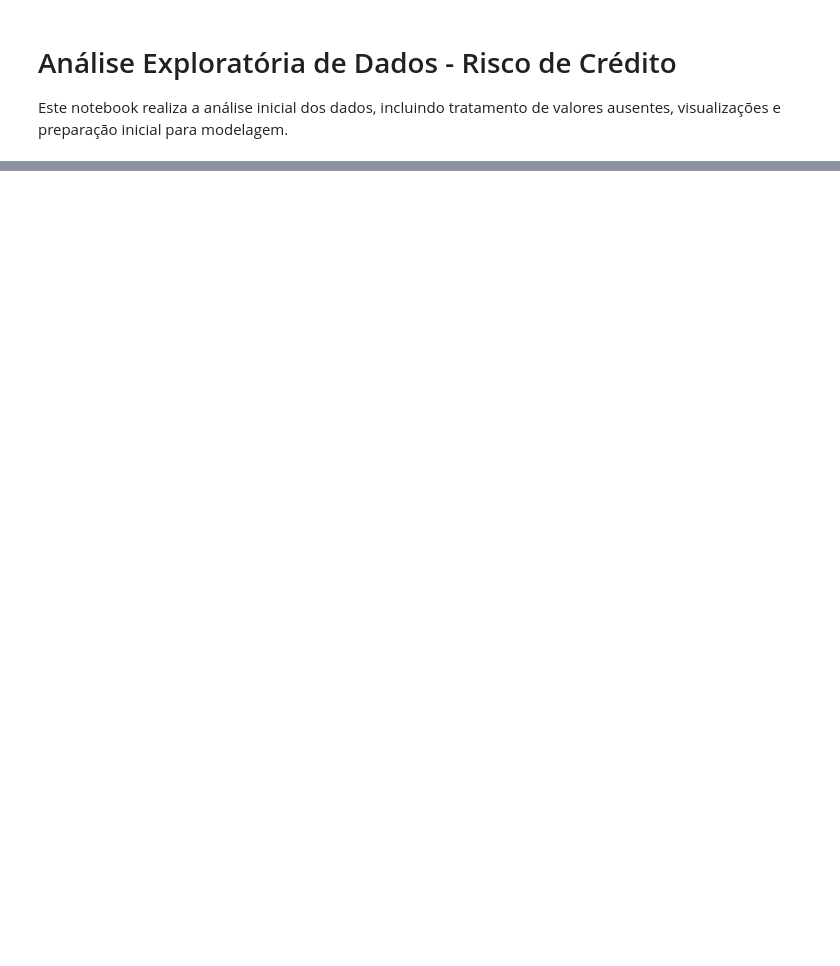
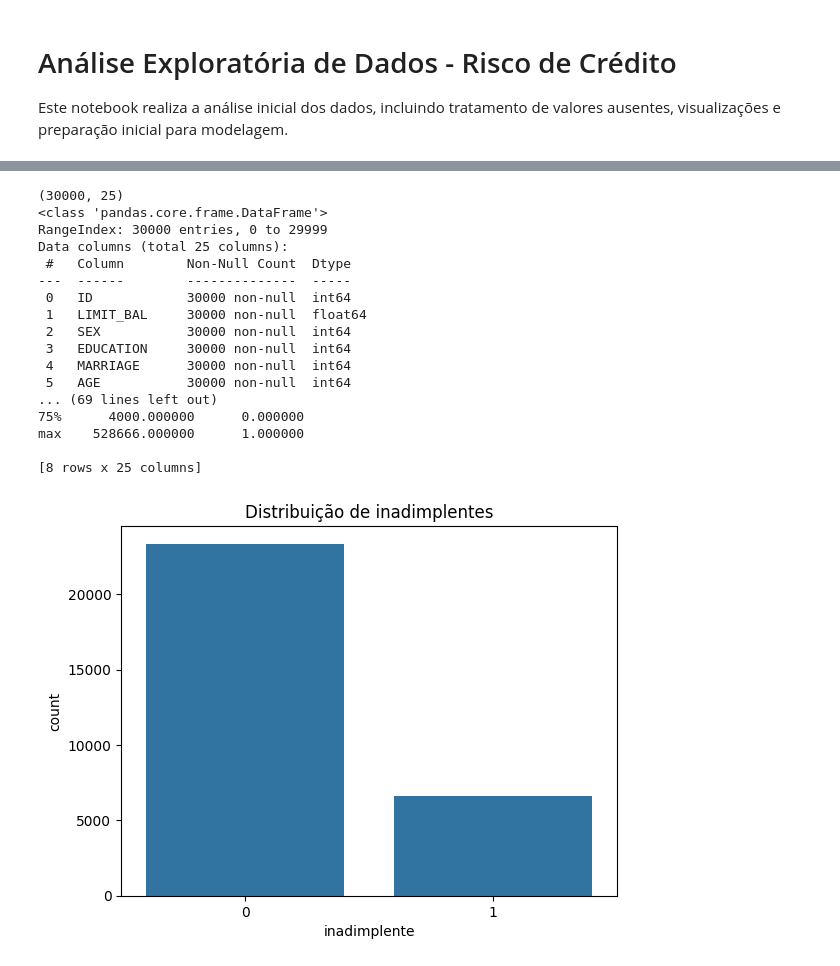
Before and after one commit to alineop120/projeto-analise-risco-credito, a Jupyter notebook: notebooks/analise_exploratoria.ipynb, the cells around one changed output, grey strips where cells are left out. Saved outputs shown, nothing was run; the diff lists cells and outputs as text; code cells hidden in the pictures; blank space fills up the shorter version.

```diff
--- a/notebooks/analise_exploratoria.ipynb
+++ b/notebooks/analise_exploratoria.ipynb
@@ -15,31 +33,53 @@ import matplotlib.pyplot as plt
 # Leitura dos dados
 dados = pd.read_csv('../dados/UCI_Credit_Card.csv')
 
 # Renomear a variável alvo
 dados.rename(columns={'default.payment.next.month': 'inadimplente'}, inplace=True)
 
 # Informações iniciais
 print(dados.shape)
 print(dados.info())
 
 # Estatísticas descritivas
 print(dados.describe())
 
 # Distribuição da variável alvo
 sns.countplot(x='inadimplente', data=dados)
 plt.title('Distribuição de inadimplentes')
+plt.savefig('../resultados/visualizacoes/distribuicao_inadimplentes.png')
 plt.show()
 
 # Boxplot da idade
 sns.boxplot(x=dados['AGE'])
 plt.title('Distribuição da idade')
+plt.savefig('../resultados/visualizacoes/distribuicao_idade.png')
 plt.show()
 
 # Correlação
-corr = dados.corr(numeric_only=True)
+corr = dados.corr()
 sns.heatmap(corr[['inadimplente']].sort_values(by='inadimplente', ascending=False), annot=True, cmap='coolwarm')
 plt.title('Correlação com inadimplência')
+plt.savefig('../resultados/visualizacoes/correlacao_inadimplencia.png')
 plt.show()
 
 # Salvando versão tratada
 dados.to_csv('../dados/dados_credito_tratados.csv', index=False)
+# %% [output]
+(30000, 25)
+<class 'pandas.core.frame.DataFrame'>
+RangeIndex: 30000 entries, 0 to 29999
+Data columns (total 25 columns):
+ #   Column        Non-Null Count  Dtype
+---  ------        --------------  -----
+ 0   ID            30000 non-null  int64
+ 1   LIMIT_BAL     30000 non-null  float64
+ 2   SEX           30000 non-null  int64
+ 3   EDUCATION     30000 non-null  int64
+ 4   MARRIAGE      30000 non-null  int64
+ 5   AGE           30000 non-null  int64
+... (69 lines left out)
+75%      4000.000000      0.000000
+max    528666.000000      1.000000
+
+[8 rows x 25 columns]
+[figure, added]
```
Also changed, not shown: parts of 2 cells of this notebook, 12 other files.
